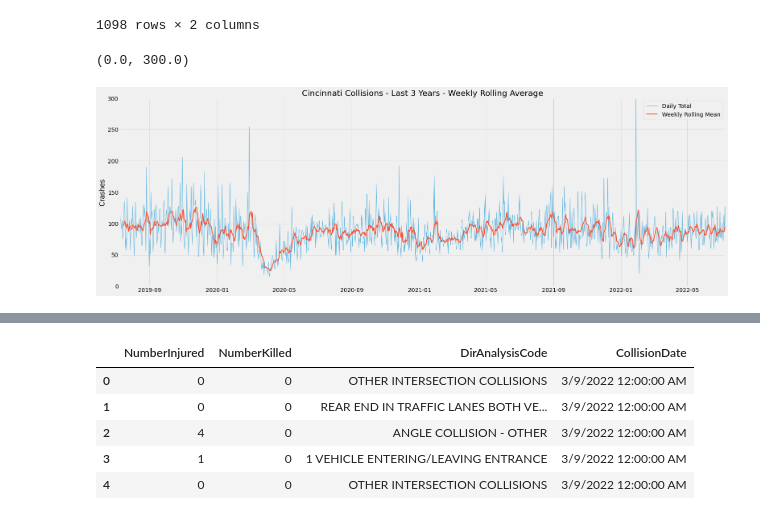
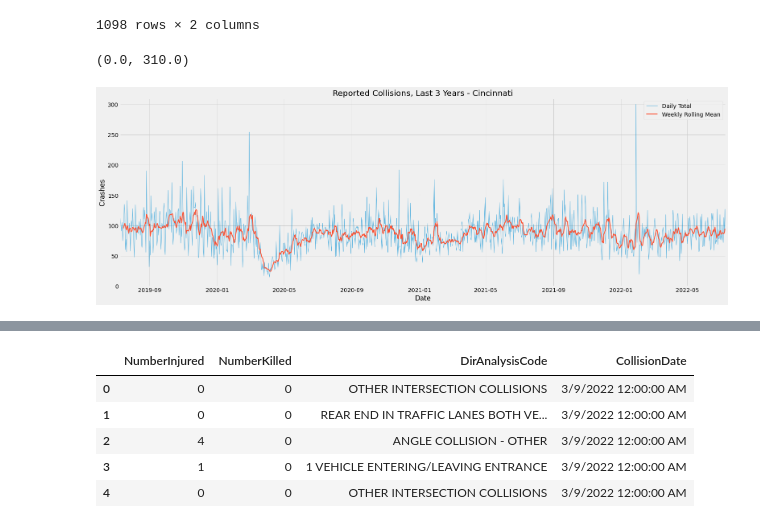
Before and after one commit to orderlogicmachine/covid-crash-compare, a Jupyter notebook: main.ipynb, the cells around one changed output, grey strips where cells are left out. Cells and saved outputs as stored; diff of their text form; code cells hidden in the pictures.

```diff
--- a/main.ipynb
+++ b/main.ipynb
@@ -130,18 +120,18 @@ display(cinDF)
 # %%
 plt.style.use('fivethirtyeight')
 plt.figure(figsize = (24, 8))
 plt.plot(cinCrashes.index, cinCrashes.values, linewidth=1, alpha=0.6, label='Daily Total')
 plt.plot(cinCrashes.index, cinDF["rolling"], linewidth=2, label='Weekly Rolling Mean')
-# plt.xlabel('Date')
+plt.xlabel('Date')
 plt.ylabel('Crashes')
-plt.title('Cincinnati Collisions - Last 3 Years - Weekly Rolling Average')
+plt.title('Reported Collisions, Last 3 Years - Cincinnati')
 plt.legend()
 plt.xlim(pd.Timestamp('2019-07-09'), pd.Timestamp('2022-07-09'))
-plt.ylim(0, 300)
+plt.ylim(0, 310)
 # plt(cinCrashes.index, cinDF["rolling"])
 # %% [output]
-(0.0, 300.0)
+(0.0, 310.0)
-[figure, old version]
+[figure, new version]
 # %%
 # Now it's time for the Louisville data. I had to pull it in 2-month chunks for the same 3-year period thanks to Kentucky's ancient website, so we need to concatenate 18 CSV files.
 
```
Also changed, not shown: parts of 5 cells of this notebook, 1 other file.
